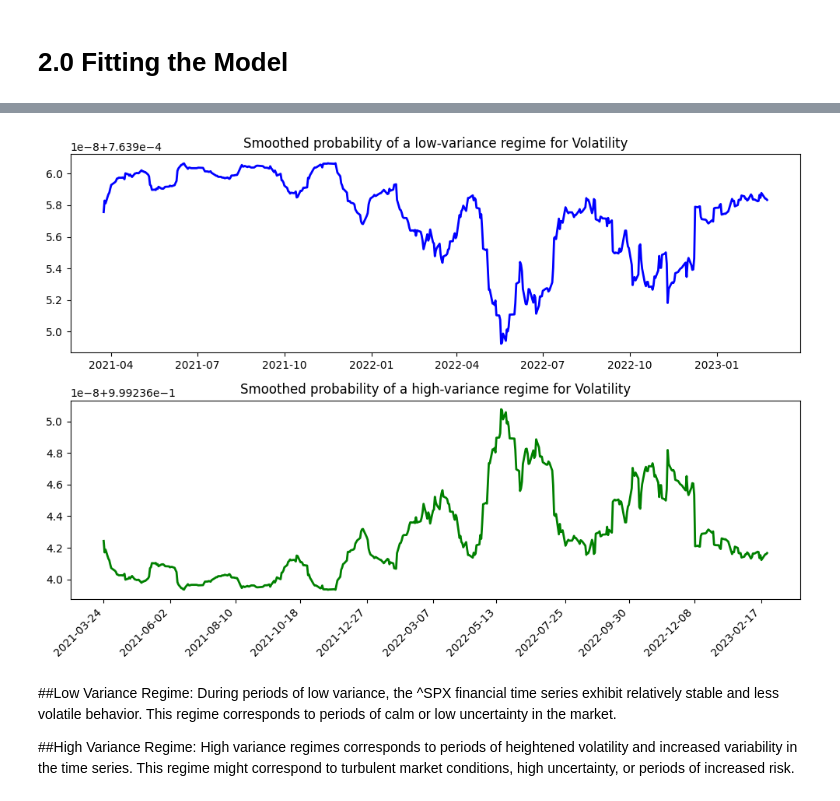
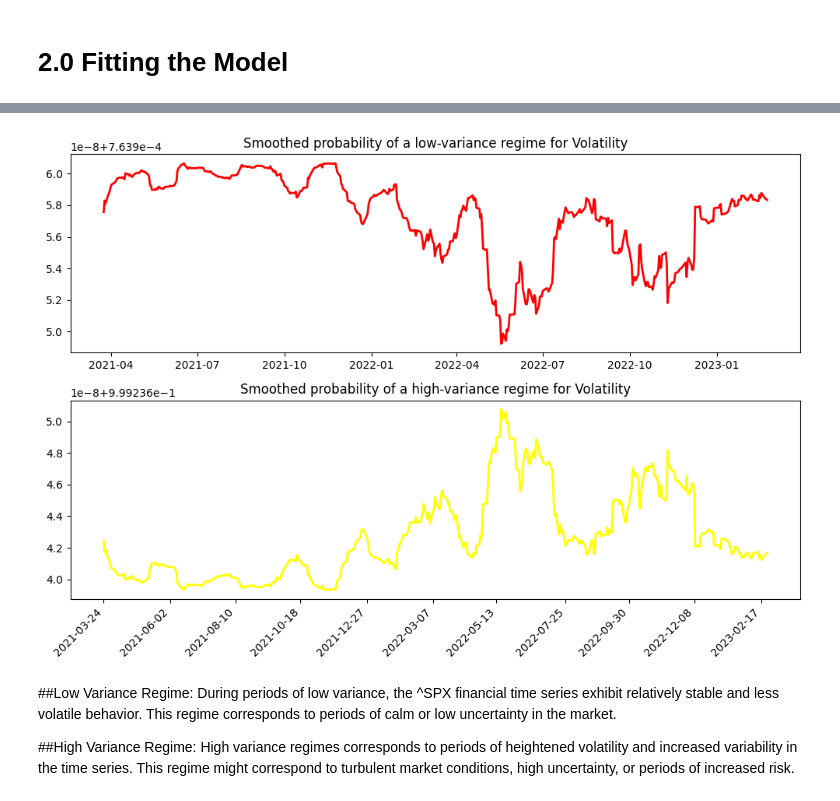
Before and after one commit to kenl8/kenl8, a Jupyter notebook: capstone_project_group4521.ipynb, the cells around one changed output, grey strips where cells are left out. Cells and saved outputs as stored; diff of their text form; code cells hidden in the pictures.

```diff
--- a/capstone_project_group4521.ipynb
+++ b/capstone_project_group4521.ipynb
@@ -208,26 +208,26 @@ Warnings:
 # %%
 dates = base_data['Date']
 
 # Plotting the smoothed probabilities of the regimes with adjusted parameters
 fig, axes = plt.subplots(2, figsize=(10, 7))
 
 # Plot for the low-variance regime
 ax = axes[0]
-ax.plot(dates, res_kns.smoothed_marginal_probabilities[0], linewidth=2, linestyle='-', color='blue')
+ax.plot(dates, res_kns.smoothed_marginal_probabilities[0], linewidth=2, linestyle='-', color='red')
 ax.set(title='Smoothed probability of a low-variance regime for Volatility')
 
 # Plot for the high-variance regime
 ax = axes[1]
-ax.plot(dates, res_kns.smoothed_marginal_probabilities[1], linewidth=2, linestyle='-', color='green')
+ax.plot(dates, res_kns.smoothed_marginal_probabilities[1], linewidth=2, linestyle='-', color='yellow')
 ax.set(title='Smoothed probability of a high-variance regime for Volatility')
 
 # Set x-axis ticks &labels
 ax.set_xticks(dates[::len(dates)//10])  # Adjust the frequency of ticks as needed
 ax.set_xticklabels(dates.dt.strftime('%Y-%m-%d').values[::len(dates)//10], rotation=45, ha='right')
 fig.tight_layout()
 plt.show()
 # %% [output]
-[figure, old version]
+[figure, new version]
 # %% [markdown]
 ##Low Variance Regime:
 During periods of low variance, the ^SPX financial time series exhibit relatively stable and less volatile behavior. This regime corresponds to periods of calm or low uncertainty in the market.
```
Also changed, not shown: parts of 6 cells of this notebook.
